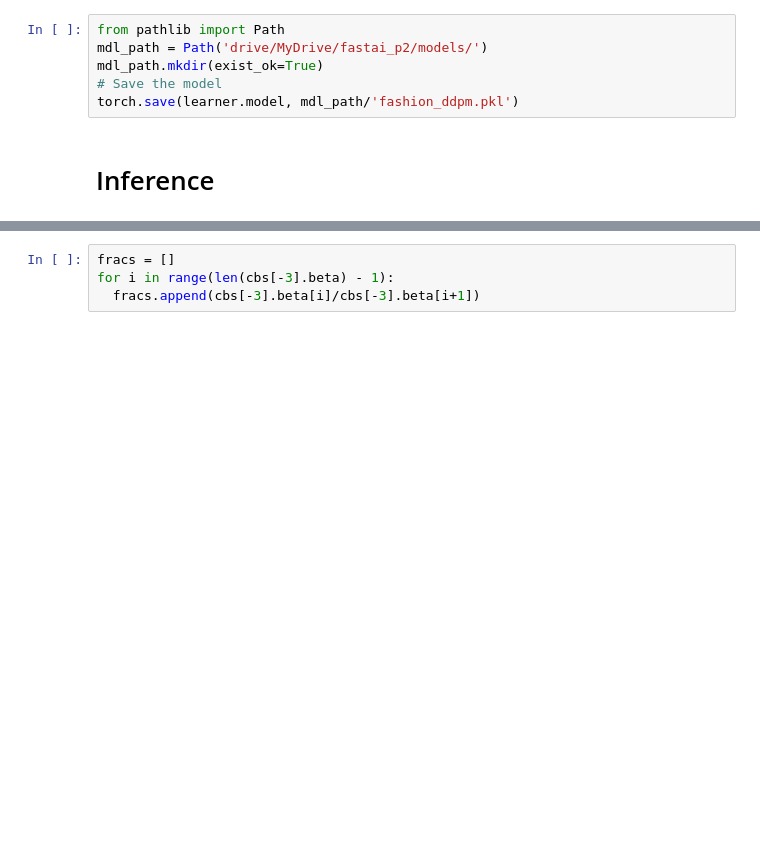
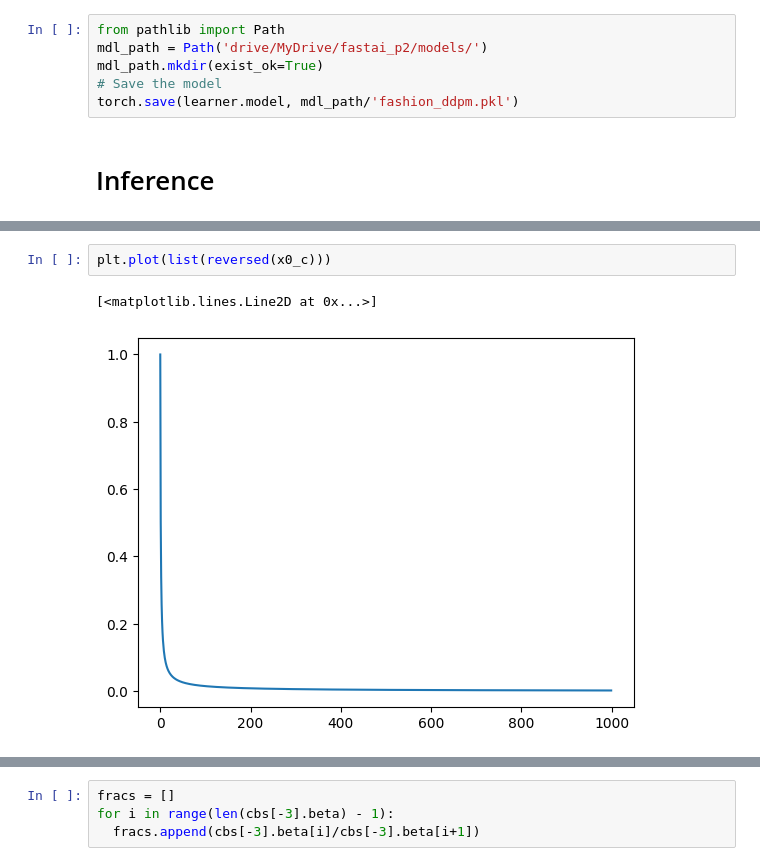
Before and after one commit to pranay8297/fastaip2, a Jupyter notebook: DDPM.ipynb, the cells around one changed output, grey strips where cells are left out. Drawn from its saved outputs; the diff is of its cells as text; blank space fills up the shorter version.

```diff
--- a/DDPM.ipynb
+++ b/DDPM.ipynb
@@ -301,0 +430,5 @@ learner.model = torch.load(mdl_path/'fashion_ddpm.pkl')
+# %%
+plt.plot(list(reversed(x0_c)))
+# %% [output]
+[<matplotlib.lines.Line2D at 0x...>]
+[figure, added]
```
Also changed, not shown: parts of 22 cells of this notebook.
